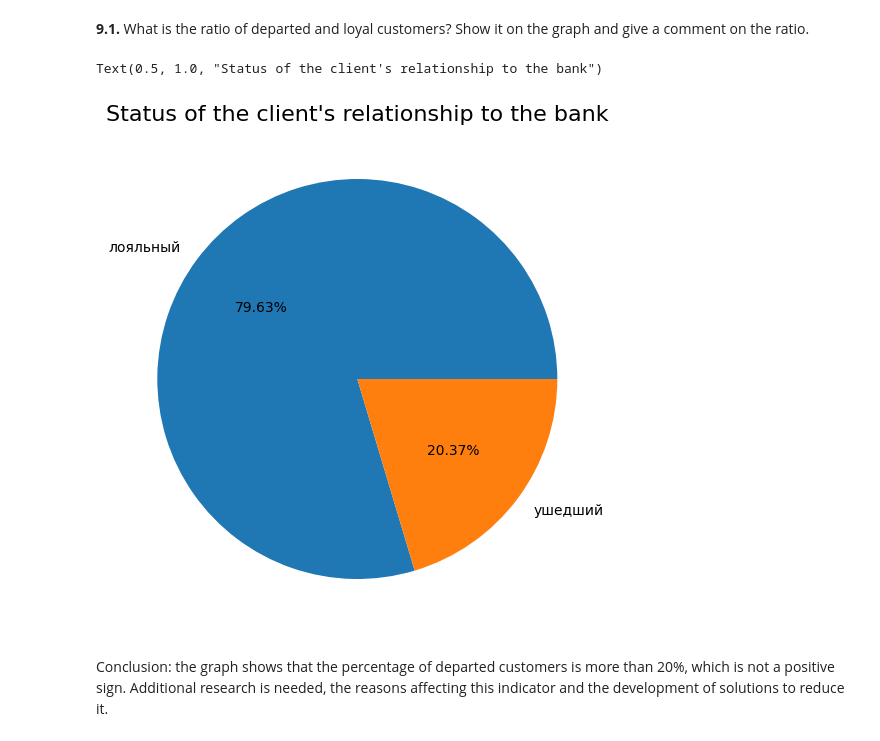
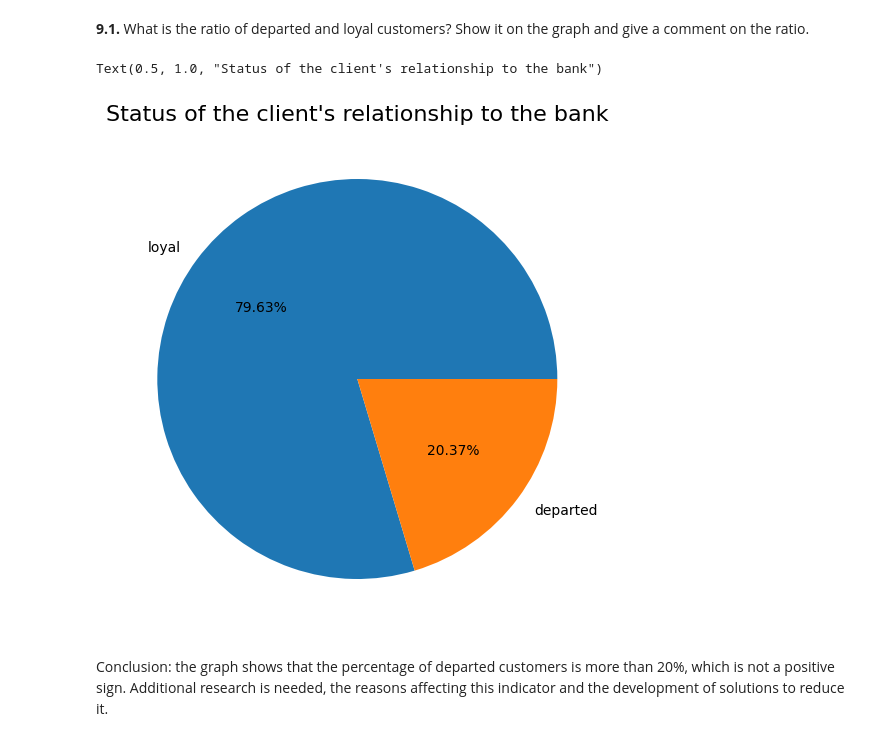
Before and after one commit to Axewyl/my_home_case, a Jupyter notebook: Data Science/Project_2/Bank_analysis.ipynb, the cells around one changed output. Saved outputs shown, nothing was run; the diff lists cells and outputs as text; code cells hidden in the pictures.

```diff
--- a/Data Science/Project_2/Bank_analysis.ipynb
+++ b/Data Science/Project_2/Bank_analysis.ipynb
@@ -76,25 +76,25 @@ Table Columns:
 # %%
 ##Let's build a pie chart
 #We will save in line_data information about the number of 1-departed and 0-loyal customers
 line_data = churn_data['Exited'].value_counts()
 #Replace the name in line_data and with its 1 name gone, and 0 loyal
-line_data = line_data.rename(index={1:'ушедший',0:'лояльный'})
+line_data = line_data.rename(index={1:'departed',0:'loyal'})
 
 #create and set the chart size
 fig = plt.figure(figsize=(5,5))
 #set the margins and the location of the graph
 axes = fig.add_axes([0,0,1,1])
 ##draw a pie chart
 axes.pie(
     line_data,                  # values that will be used to build the chart
     labels = line_data.index,   #labels corresponding to values
     autopct = '%.2f%%',         #specify the format for displaying the shares
 )
 #let's give a name to the diagram
 axes.set_title ("Status of the client's relationship to the bank",fontsize=16)
 # %% [output]
 Text(0.5, 1.0, "Status of the client's relationship to the bank")
-[figure, old version]
+[figure, new version]
 # %% [markdown]
 Conclusion: the graph shows that the percentage of departed customers is more than 20%, which is not a positive sign. Additional research is needed, the reasons affecting this indicator and the development of solutions to reduce it.
 # %% [markdown]
```
